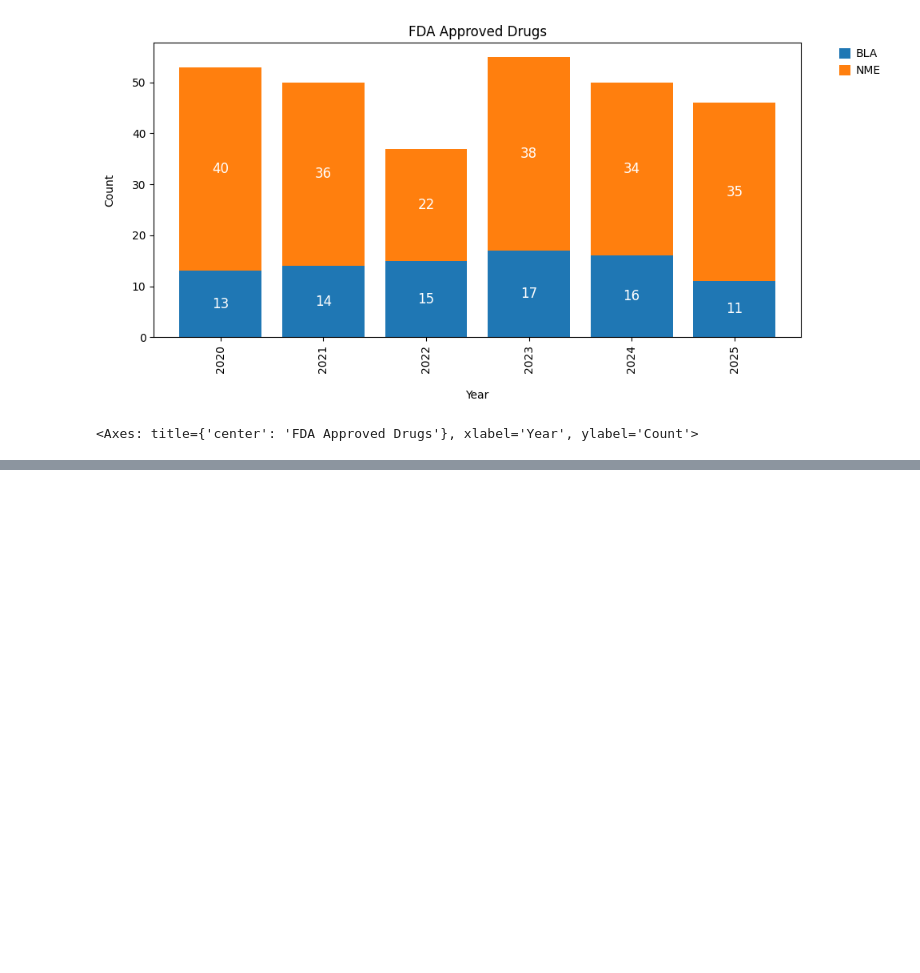
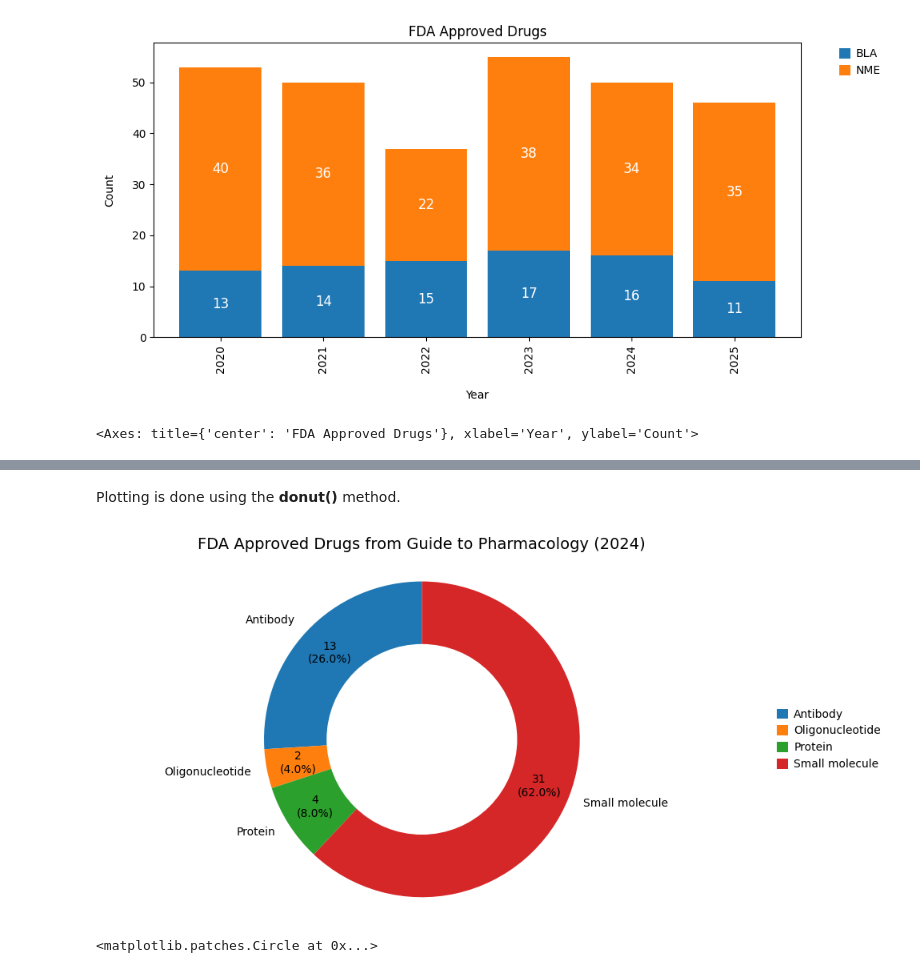
Before and after one commit to tlint101/drug_nme, a Jupyter notebook: Tutorials/01_FDAScraper.ipynb, the cells around one changed output, grey strips where cells are left out. Cells and saved outputs as stored; diff of their text form; code cells hidden in the pictures; blank space fills up the shorter version.

```diff
--- a/Tutorials/01_FDAScraper.ipynb
+++ b/Tutorials/01_FDAScraper.ipynb
@@ -66,0 +113,3 @@ plot.stacked(years=(2020,2025), fontsize=12, legend_loc='out right upper')
+# %%
+donut_data = FDAPlot(df, sort_col=['Type', 'Approval Year'])
+donut_data.show(5)
@@ -66,0 +125,7 @@ plot.stacked(years=(2020,2025), fontsize=12, legend_loc='out right upper')
+# %%
+# extract instance variable
+year_data = donut_data.df
+
+# filter for year 2009
+year = year_data[year_data['Approval Year'] == 2024].reset_index(drop=True)
+year
@@ -66,0 +138,9 @@ plot.stacked(years=(2020,2025), fontsize=12, legend_loc='out right upper')
+# %% [markdown]
+Plotting is done using the **donut()** method.
+# %%
+title = 'FDA Approved Drugs from Guide to Pharmacology (2024)'
+palette = ['#ddf2d8', '#c2e7c0', '#61bdcd', '#3597c4', '#0d6dae']
+donut_data.donut(year, title=title, legend_loc='out right center')
+# %% [output]
+[figure, added]
+<matplotlib.patches.Circle at 0x...>
```
Also changed, not shown: parts of 23 cells of this notebook.
